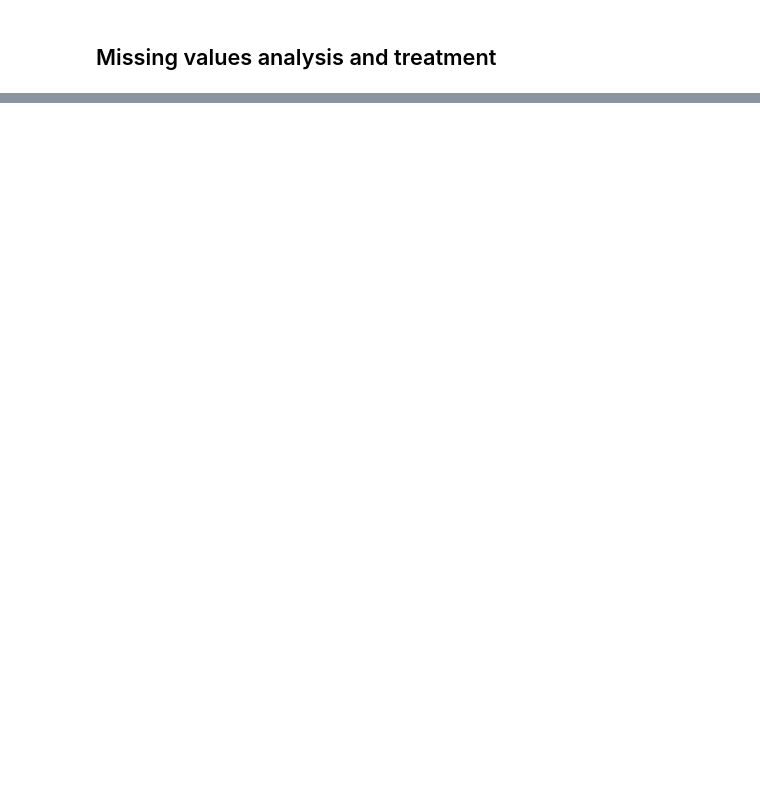
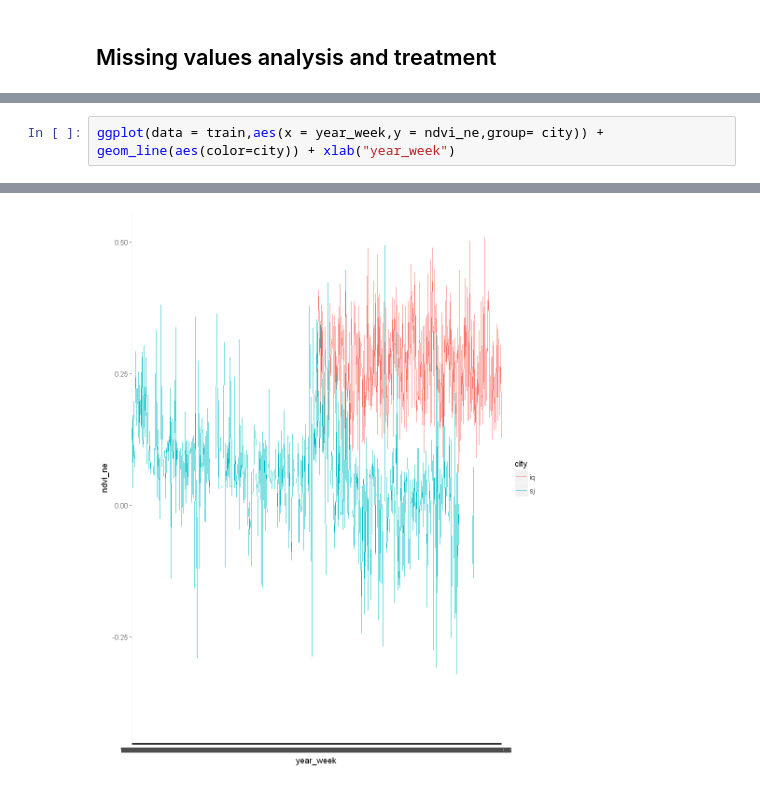
Before and after one commit to rehanali/DengAI-Predicting-Disease-Spread, a Jupyter notebook: dengue_prediction.ipynb, the cells around one changed output, grey strips where cells are left out. Saved outputs shown, nothing was run; the diff lists cells and outputs as text; blank space fills up the shorter version.

```diff
--- a/dengue_prediction.ipynb
+++ b/dengue_prediction.ipynb
@@ -121,0 +167,4 @@ dtype: float64
+# %%
+ggplot(data = train,aes(x = year_week,y = ndvi_ne,group= city)) +
+geom_line(aes(color=city)) + xlab("year_week")
+# %% [output]
@@ -121,0 +173 @@ dtype: float64
+[figure, added]
```
Also changed, not shown: parts of 31 cells of this notebook.
